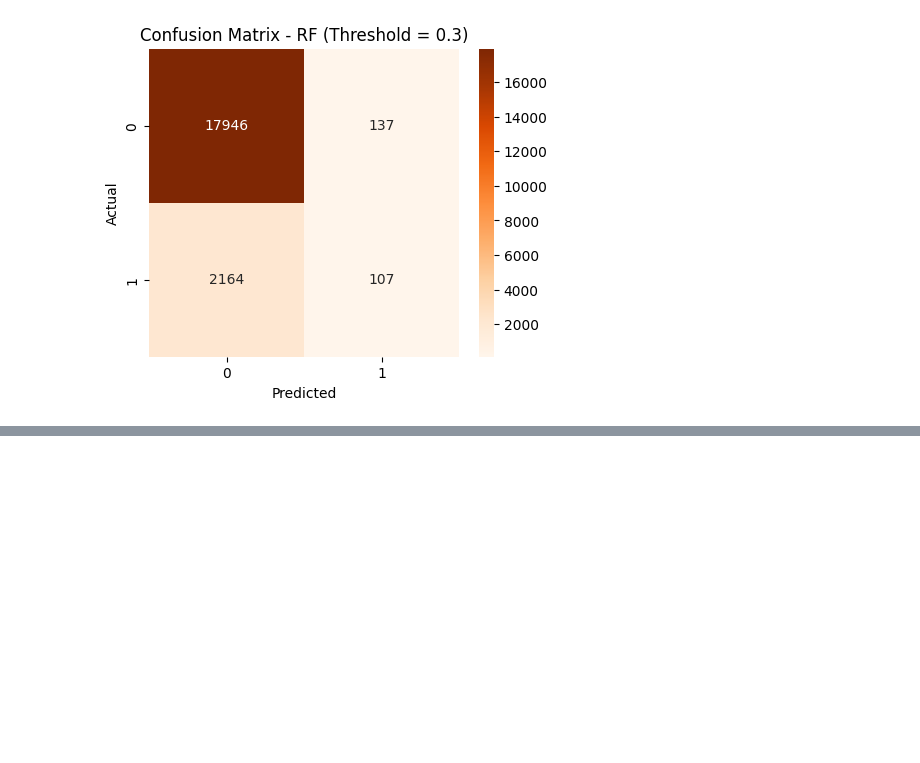
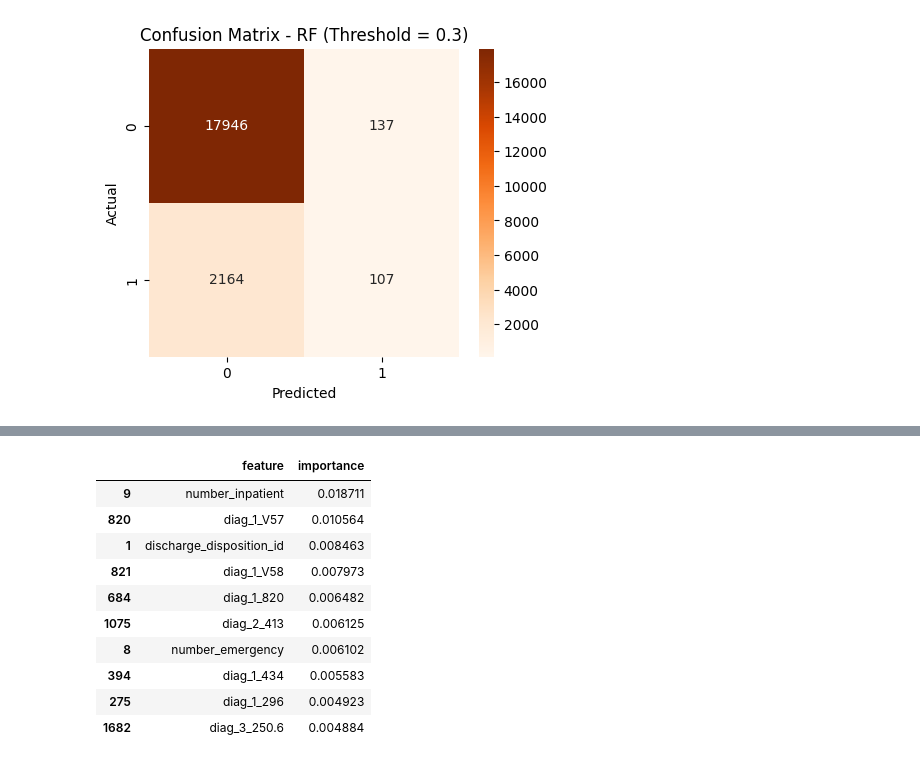
Before and after one commit to Ari-healthcare-data/Diabetes-Readmission-Risk, a Jupyter notebook: notebooks/04_modeling.ipynb, the cells around one changed output, grey strips where cells are left out. Saved outputs shown, nothing was run; the diff lists cells and outputs as text; code cells hidden in the pictures; blank space fills up the shorter version.

```diff
--- a/notebooks/04_modeling.ipynb
+++ b/notebooks/04_modeling.ipynb
@@ -349,0 +356,20 @@ plt.show()
+# %%
+# Cleaning column names for XGBoost compatibility
+X_train_clean = X_train.copy()
+X_test_clean = X_test.copy()
+
+X_train_clean.columns = (
+    X_train_clean.columns
+    .str.replace("[", "", regex=False)
+    .str.replace("]", "", regex=False)
+    .str.replace("<", "", regex=False)
+    .str.replace(">", "", regex=False)
+)
+
+X_test_clean.columns = (
+    X_test_clean.columns
+    .str.replace("[", "", regex=False)
+    .str.replace("]", "", regex=False)
+    .str.replace("<", "", regex=False)
+    .str.replace(">", "", regex=False)
+)
@@ -349,0 +437,24 @@ plt.show()
+# %%
+feature_importance_xgb = pd.DataFrame({
+    "feature": X_train_clean.columns,
+    "importance": xgb_model.feature_importances_
+})
+
+feature_importance_xgb = feature_importance_xgb.sort_values(
+    by="importance",
+    ascending=False
+)
+
+feature_importance_xgb.head(10)
+# %% [output]
+|  | feature | importance |
+| 9 | number_inpatient | 0.018711 |
+| 820 | diag_1_V57 | 0.010564 |
+| 1 | discharge_disposition_id | 0.008463 |
+| 821 | diag_1_V58 | 0.007973 |
+| 684 | diag_1_820 | 0.006482 |
+| 1075 | diag_2_413 | 0.006125 |
+| 8 | number_emergency | 0.006102 |
+| 394 | diag_1_434 | 0.005583 |
+| 275 | diag_1_296 | 0.004923 |
+| 1682 | diag_3_250.6 | 0.004884 |
```
Also changed, not shown: parts of 10 cells of this notebook, 4 other files.
